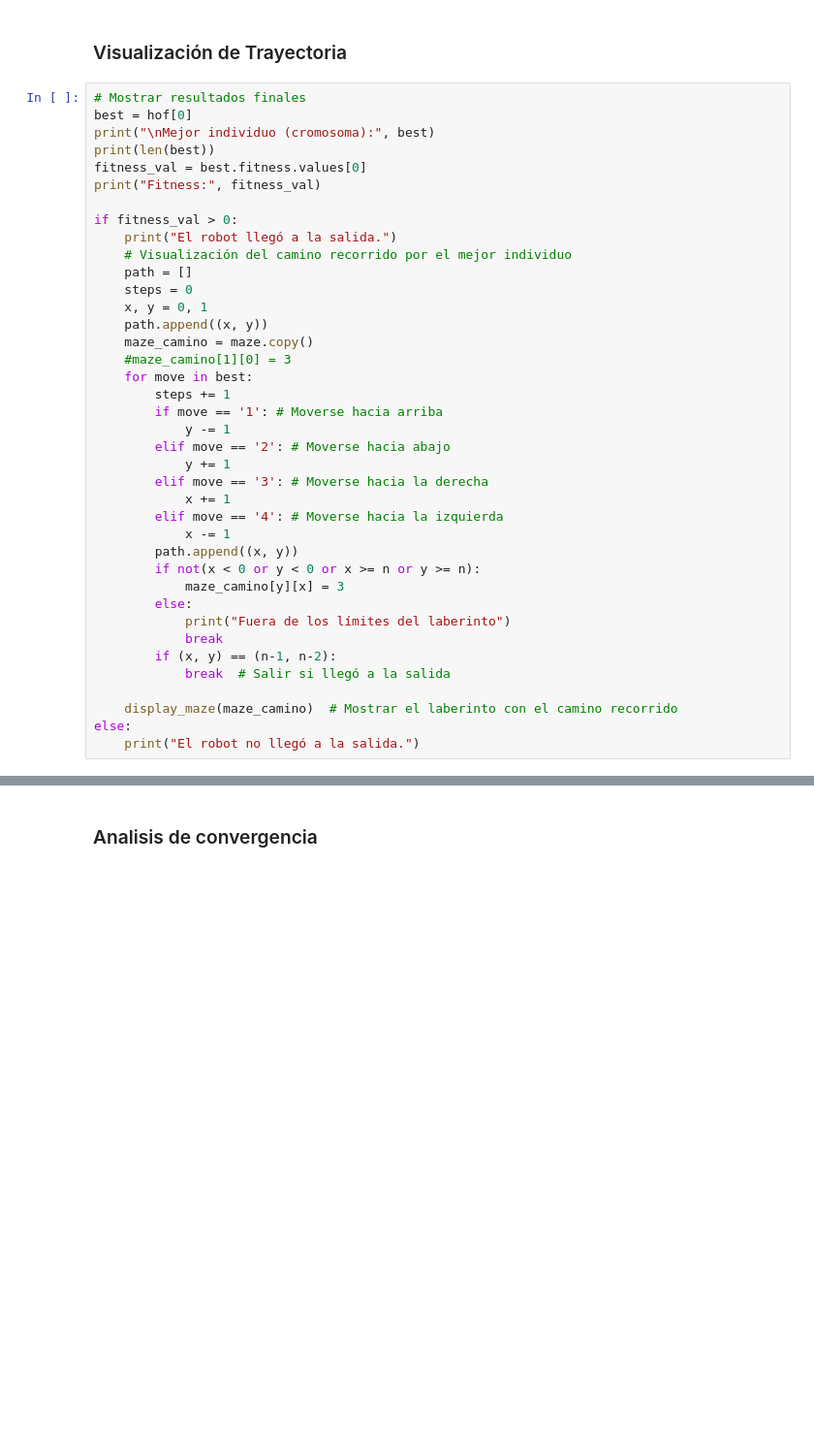
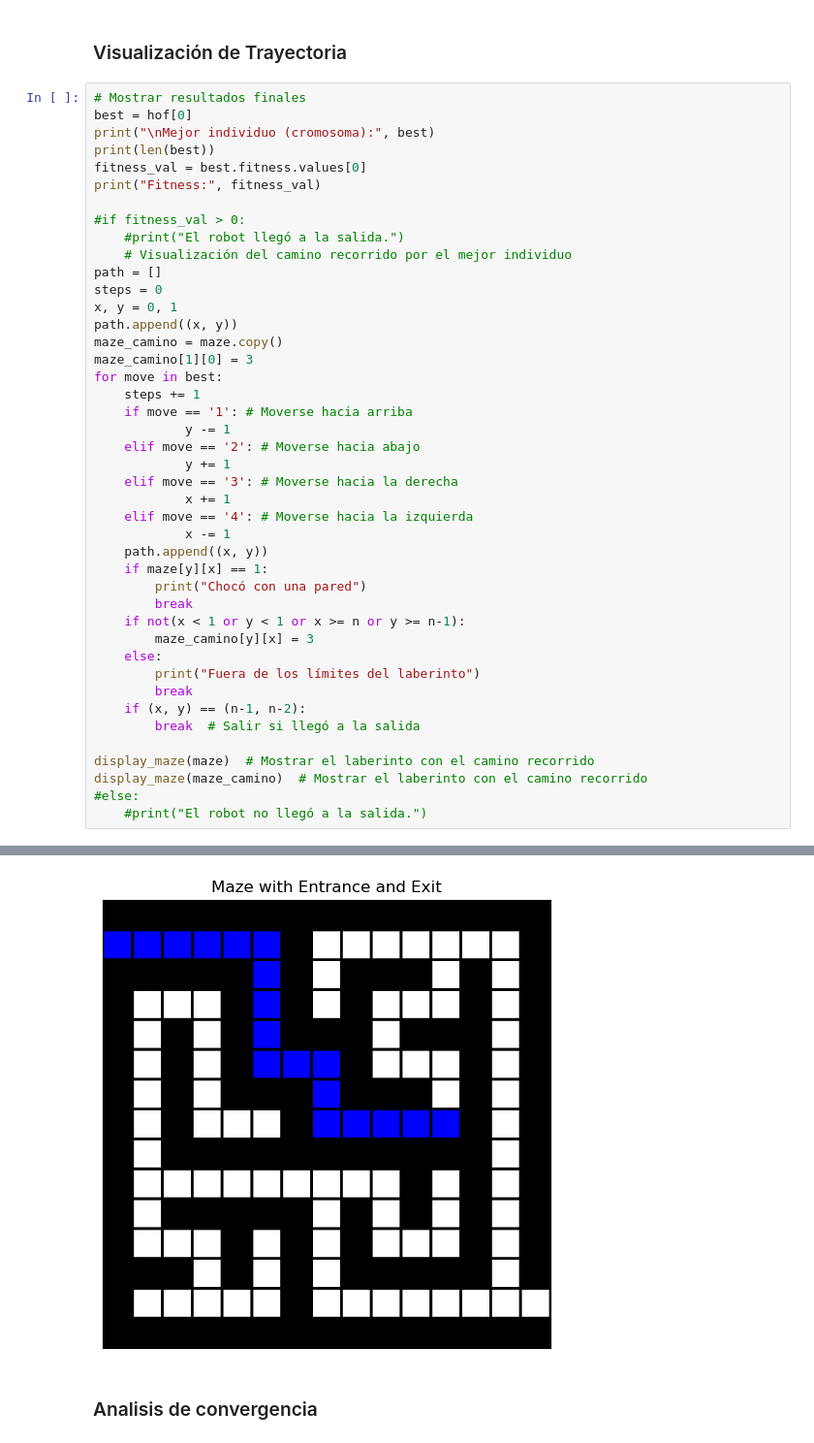
Before and after one commit to SamuelHernandez5/MOS-Actividades, a Jupyter notebook: Labs/Lab6/lab6.ipynb, the cells around one changed output, grey strips where cells are left out. Shown: that part at 97% size. Saved outputs shown, nothing was run; the diff lists cells and outputs as text; blank space fills up the shorter version.

```diff
--- a/Labs/Lab6/lab6.ipynb
+++ b/Labs/Lab6/lab6.ipynb
@@ -165,35 +185,39 @@ print(len(best))
 fitness_val = best.fitness.values[0]
 print("Fitness:", fitness_val)
 
-if fitness_val > 0:
-    print("El robot llegó a la salida.")
+#if fitness_val > 0:
+    #print("El robot llegó a la salida.")
     # Visualización del camino recorrido por el mejor individuo
-    path = []
-    steps = 0
-    x, y = 0, 1
+path = []
+steps = 0
+x, y = 0, 1
+path.append((x, y))
+maze_camino = maze.copy()
+maze_camino[1][0] = 3
+for move in best:
+    steps += 1
+    if move == '1': # Moverse hacia arriba
+            y -= 1
+    elif move == '2': # Moverse hacia abajo
+            y += 1
+    elif move == '3': # Moverse hacia la derecha
+            x += 1
+    elif move == '4': # Moverse hacia la izquierda
+            x -= 1
     path.append((x, y))
-    maze_camino = maze.copy()
-    #maze_camino[1][0] = 3
-    for move in best:
-        steps += 1
-        if move == '1': # Moverse hacia arriba
-            y -= 1
-        elif move == '2': # Moverse hacia abajo
-            y += 1
-        elif move == '3': # Moverse hacia la derecha
-            x += 1
-        elif move == '4': # Moverse hacia la izquierda
-            x -= 1
-        path.append((x, y))
-        if not(x < 0 or y < 0 or x >= n or y >= n):
-            maze_camino[y][x] = 3
-        else:
-            print("Fuera de los límites del laberinto")
-            break
-        if (x, y) == (n-1, n-2):
-            break  # Salir si llegó a la salida
+    if maze[y][x] == 1:
+        print("Chocó con una pared")
+        break
+    if not(x < 1 or y < 1 or x >= n or y >= n-1):
+        maze_camino[y][x] = 3
+    else:
+        print("Fuera de los límites del laberinto")
+        break
+    if (x, y) == (n-1, n-2):
+        break  # Salir si llegó a la salida
 
-    display_maze(maze_camino)  # Mostrar el laberinto con el camino recorrido
-else:
-    print("El robot no llegó a la salida.")
+display_maze(maze)  # Mostrar el laberinto con el camino recorrido
+display_maze(maze_camino)  # Mostrar el laberinto con el camino recorrido
+#else:
+    #print("El robot no llegó a la salida.")
 # %% [output]
@@ -204,2 +229,3 @@ El robot no llegó a la salida.
+[figure, added]
 # %% [markdown]
 ### Analisis de convergencia
```
Also changed, not shown: parts of 3 cells of this notebook, 1 other file.
